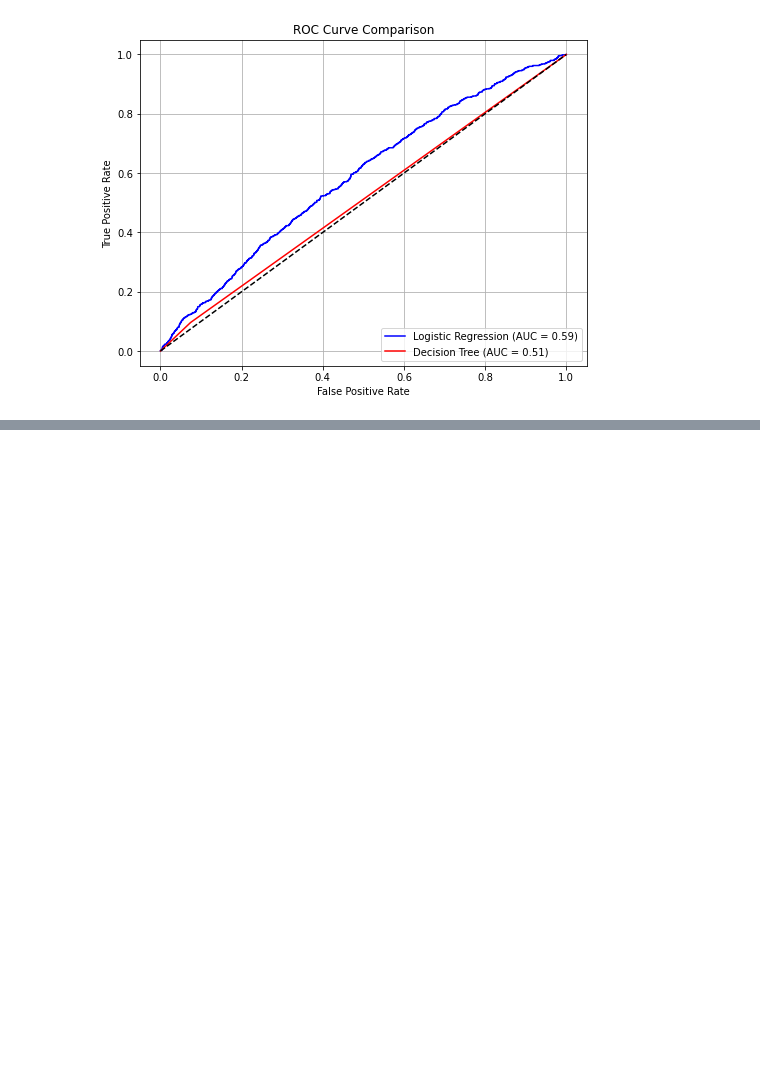
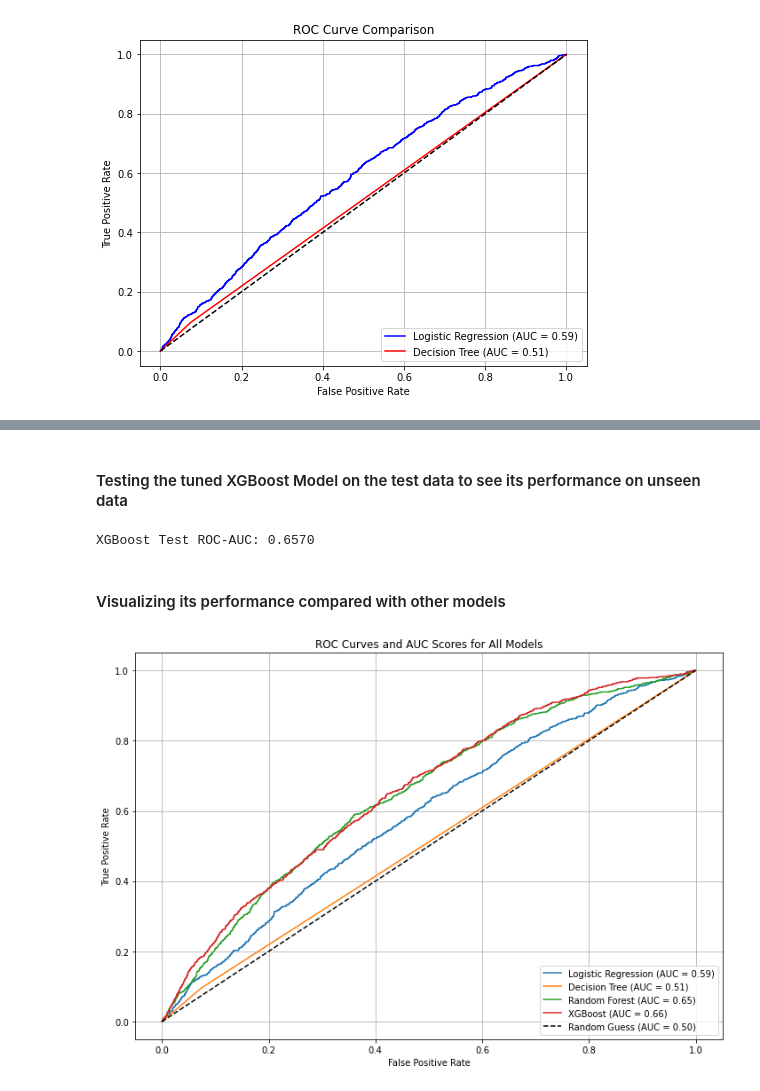
Before and after one commit to Calistus-design/Car_Insurance_Claim_Prediction, a Jupyter notebook: Index.ipynb, the cells around one changed output, grey strips where cells are left out. Cells and saved outputs as stored; diff of their text form; code cells hidden in the pictures; blank space fills up the shorter version.

```diff
--- a/Index.ipynb
+++ b/Index.ipynb
@@ -958,0 +1140,68 @@ SyntaxError: invalid syntax (<ipython-input-180-2d12261e7f3e>, line 3)
+# %% [markdown]
+#### Testing the tuned XGBoost Model on the test data to see its performance on unseen data
+# %%
+# Initialize XGBoost with best parameters
+xgb_par = XGBClassifier(
+    n_estimators=200,
+    max_depth=5,
+    learning_rate=0.01,
+    subsample=0.8,
+    colsample_bytree=0.8,
+    eval_metric='logloss',
+    random_state=42
+)
+
+# Fit the model on full training data
+xgb_par.fit(X_train, y_train)
+
+# Predict probabilities on the test set
+xgb_test_probs = xgb_par.predict_proba(X_test)[:, 1]
+
+# Evaluate using ROC-AUC on test set
+xgb_test_auc = roc_auc_score(y_test, xgb_test_probs)
+print(f"XGBoost Test ROC-AUC: {xgb_test_auc:.4f}")
+# %% [output]
+XGBoost Test ROC-AUC: 0.6570
+# %% [markdown]
+#### Visualizing its performance  compared with other models
+# %%
+from sklearn.metrics import roc_curve, auc
+import matplotlib.pyplot as plt
+
+# 1. Get predicted probabilities for each model
+log_reg_probs = log_reg.predict_proba(X_test)[:, 1]
+tree_probs = decision_tree.predict_proba(X_test)[:, 1]
+rf_probs = rf_par.predict_proba(X_test)[:, 1]
+xgb_probs = xgb_par.predict_proba(X_test)[:, 1]
+
+# 2. Compute ROC curves and AUCs
+fpr_log, tpr_log, _ = roc_curve(y_test, log_reg_probs)
+fpr_tree, tpr_tree, _ = roc_curve(y_test, tree_probs)
+fpr_rf, tpr_rf, _ = roc_curve(y_test, rf_probs)
+fpr_xgb, tpr_xgb, _ = roc_curve(y_test, xgb_probs)
+
+auc_log = auc(fpr_log, tpr_log)
+auc_tree = auc(fpr_tree, tpr_tree)
+auc_rf = auc(fpr_rf, tpr_rf)
+auc_xgb = auc(fpr_xgb, tpr_xgb)
+
+# 3. Plot
+plt.figure(figsize=(10, 7))
+plt.plot(fpr_log, tpr_log, label=f"Logistic Regression (AUC = {auc_log:.2f})")
+plt.plot(fpr_tree, tpr_tree, label=f"Decision Tree (AUC = {auc_tree:.2f})")
+plt.plot(fpr_rf, tpr_rf, label=f"Random Forest (AUC = {auc_rf:.2f})")
+plt.plot(fpr_xgb, tpr_xgb, label=f"XGBoost (AUC = {auc_xgb:.2f})")
+
+# Chance line
+plt.plot([0, 1], [0, 1], 'k--', label='Random Guess (AUC = 0.50)')
+
+# Plot formatting
+plt.xlabel("False Positive Rate")
+plt.ylabel("True Positive Rate")
+plt.title("ROC Curves and AUC Scores for All Models")
+plt.legend(loc="lower right")
+plt.grid(True)
+plt.tight_layout()
+plt.show()
+# %% [output]
+[figure, added]
```
Also changed, not shown: parts of 105 cells of this notebook.
